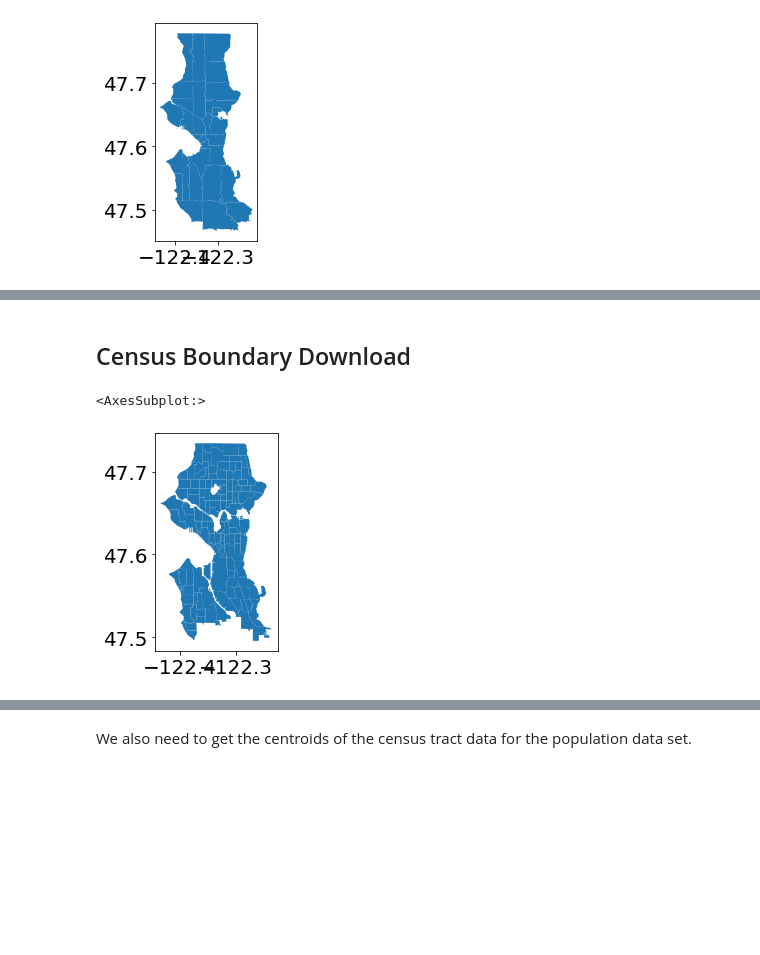
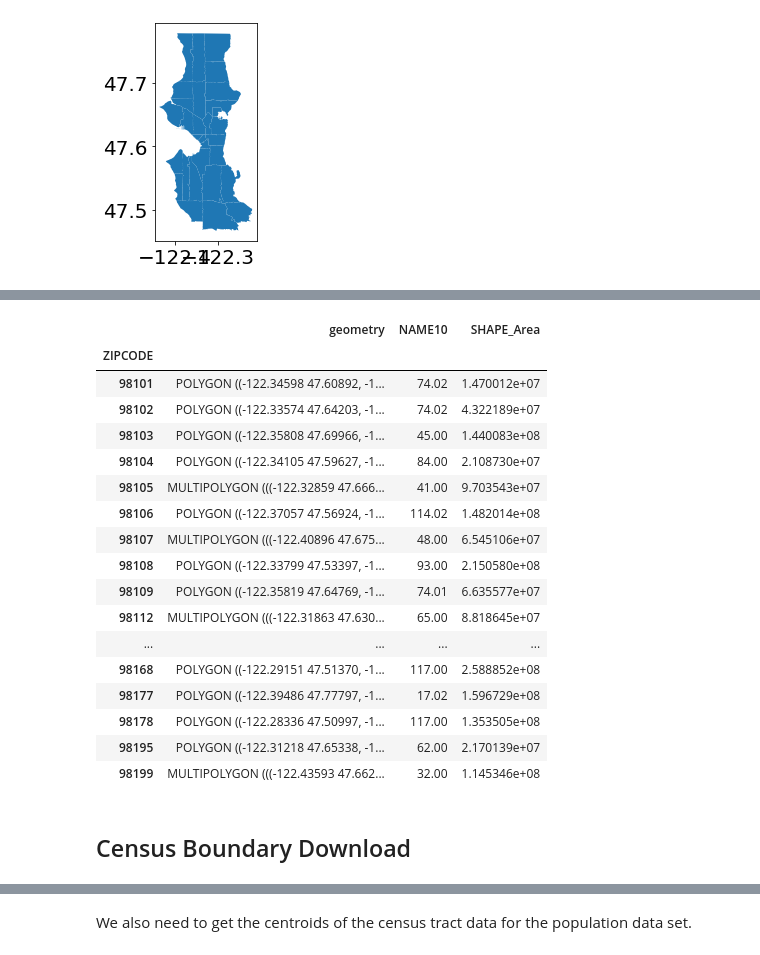
Before and after one commit to Greening-Seattle/Prediction, a Jupyter notebook: Data_Compiler.ipynb, the cells around one changed output, grey strips where cells are left out. Drawn from its saved outputs; the diff is of its cells as text; code cells hidden in the pictures; blank space fills up the shorter version.

```diff
--- a/Data_Compiler.ipynb
+++ b/Data_Compiler.ipynb
@@ -49,2 +43,23 @@ zips.plot()
+# %%
+zips_sea.rename(columns = {'SHAPE_Area_left': 'SHAPE_Area'})
+# %% [output]
+|  | geometry | NAME10 | SHAPE_Area |
+| ZIPCODE |  |  |  |
+| 98101 | POLYGON ((-122.34598 47.60892, -1... | 74.02 | 1.470012e+07 |
+| 98102 | POLYGON ((-122.33574 47.64203, -1... | 74.02 | 4.322189e+07 |
+| 98103 | POLYGON ((-122.35808 47.69966, -1... | 45.00 | 1.440083e+08 |
+| 98104 | POLYGON ((-122.34105 47.59627, -1... | 84.00 | 2.108730e+07 |
+| 98105 | MULTIPOLYGON (((-122.32859 47.666... | 41.00 | 9.703543e+07 |
+| 98106 | POLYGON ((-122.37057 47.56924, -1... | 114.02 | 1.482014e+08 |
+| 98107 | MULTIPOLYGON (((-122.40896 47.675... | 48.00 | 6.545106e+07 |
+| 98108 | POLYGON ((-122.33799 47.53397, -1... | 93.00 | 2.150580e+08 |
+| 98109 | POLYGON ((-122.35819 47.64769, -1... | 74.01 | 6.635577e+07 |
+| 98112 | MULTIPOLYGON (((-122.31863 47.630... | 65.00 | 8.818645e+07 |
+| ... | ... | ... | ... |
+| 98168 | POLYGON ((-122.29151 47.51370, -1... | 117.00 | 2.588852e+08 |
+| 98177 | POLYGON ((-122.39486 47.77797, -1... | 17.02 | 1.596729e+08 |
+| 98178 | POLYGON ((-122.28336 47.50997, -1... | 117.00 | 1.353505e+08 |
+| 98195 | POLYGON ((-122.31218 47.65338, -1... | 62.00 | 2.170139e+07 |
+| 98199 | MULTIPOLYGON (((-122.43593 47.662... | 32.00 | 1.145346e+08 |
 # %% [markdown]
 ## Census Boundary Download
@@ -58,7 +66,2 @@ census_bounds_cleaned['NAME10'] = census_bounds_cleaned['NAME10'].astype(float)
-# %%
-census_bounds_cleaned.plot()
-# %% [output]
-<AxesSubplot:>
-[figure, removed]
 # %%
 census_bounds_cleaned = get_census_bounds()
```
Also changed, not shown: parts of 35 cells of this notebook.
